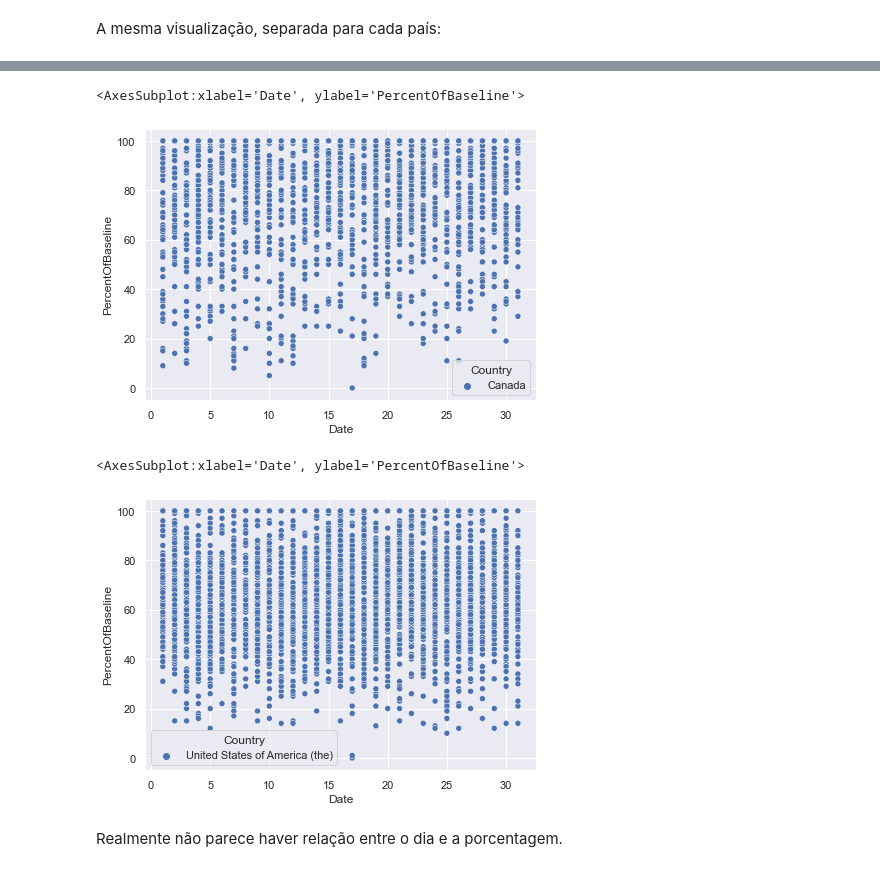
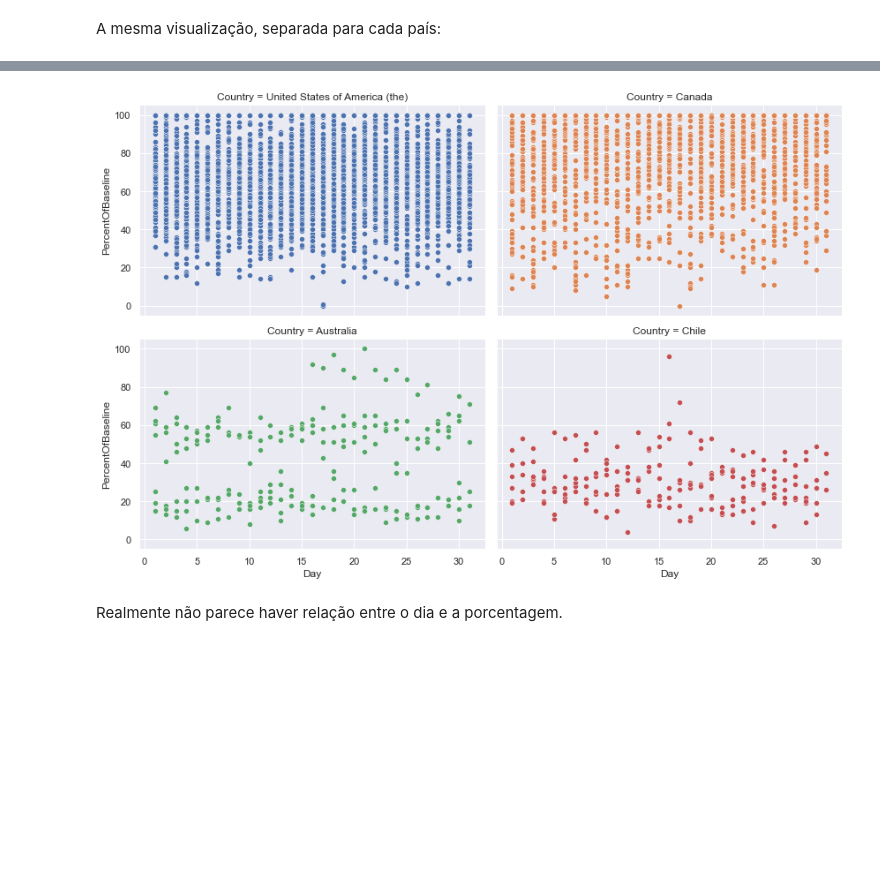
Before and after one commit to liviameinhardt/Analise_dados_trabalho_final, a Jupyter notebook: Analise dos dados e visualizações/analise_airpoirt.ipynb, the cells around one changed output, grey strips where cells are left out. Saved outputs shown, nothing was run; the diff lists cells and outputs as text; code cells hidden in the pictures; blank space fills up the shorter version.

Commit message:
Junção dos scatterplots em um único gráfico

```diff
--- a/Analise dos dados e visualizações/analise_airpoirt.ipynb
+++ b/Analise dos dados e visualizações/analise_airpoirt.ipynb
@@ -23,6 +23,8 @@ df.drop(["Version","AggregationMethod","Unnamed: 0"],axis=1,inplace=True)
 df["Date"] = pd.to_datetime(df["Date"]) # transformar coluna para tipo data
 day = df["Date"].dt.day
 month = df["Date"].dt.month
+df['Day'] = day
+df['Month'] = month
 # %% [markdown]
 ### Procurando por relações
 # %%
@@ -158,13 +149,10 @@ sns.scatterplot(x=day, y='PercentOfBaseline', hue = 'Country',data= df.loc[df.Co
-# %%
-sns.scatterplot(x=day, y='PercentOfBaseline', hue = 'Country',data= df.loc[df.Country.isin(["Canada"])])
-# %% [output]
-<AxesSubplot:xlabel='Date', ylabel='PercentOfBaseline'>
-[figure, removed]
-# %%
-sns.scatterplot(x=day, y='PercentOfBaseline', hue = 'Country',data= df.loc[df.Country.isin(["United States of America (the)"])])
-# %% [output]
-<AxesSubplot:xlabel='Date', ylabel='PercentOfBaseline'>
-[figure, removed]
+# %%
+sns.set(rc={'figure.figsize':(7,5)})
+plot = sns.FacetGrid(data=df, col='Country', hue='Country', col_wrap=2, height=4, aspect=1.5)
+plot.map(sns.scatterplot, 'Day', 'PercentOfBaseline')
+plt.show()
+# %% [output]
+[figure, added]
 # %% [markdown]
 Realmente não parece haver relação entre o dia e a porcentagem.
 # %% [markdown]
```
Also changed, not shown: parts of 3 cells of this notebook.
